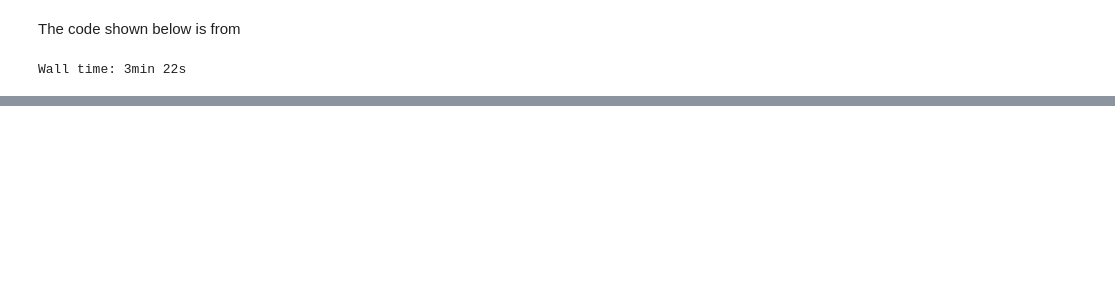
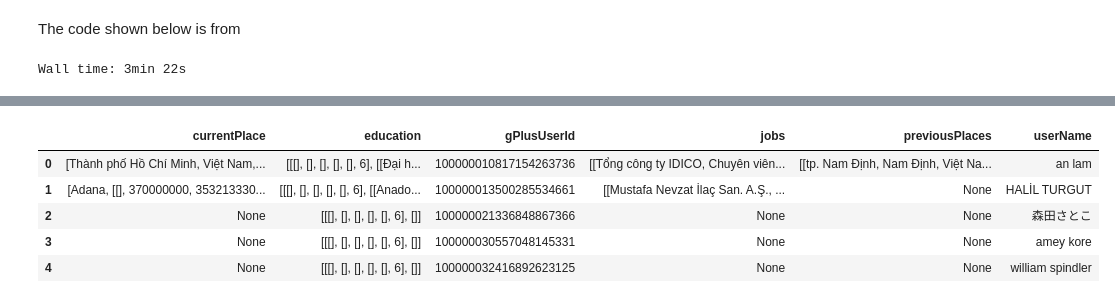
Before and after one commit to Jesse-mk/DS3Datathon, a Jupyter notebook: DS3.ipynb, the cells around one changed output, grey strips where cells are left out. Saved outputs shown, nothing was run; the diff lists cells and outputs as text; code cells hidden in the pictures; blank space fills up the shorter version.

```diff
--- a/DS3.ipynb
+++ b/DS3.ipynb
@@ -41,0 +60,9 @@ reviews = pd.DataFrame(reviews)
+# %%
+users.head()
+# %% [output]
+|  | currentPlace | education | gPlusUserId | jobs | previousPlaces | userName |
+| 0 | [Thành phố Hồ Chí Minh, Việt Nam,... | [[[], [], [], [], [], 6], [[Đại h... | 100000010817154263736 | [[Tổng công ty IDICO, Chuyên viên... | [[tp. Nam Định, Nam Định, Việt Na... | an lam |
+| 1 | [Adana, [[], 370000000, 353213330... | [[[], [], [], [], [], 6], [[Anado... | 100000013500285534661 | [[Mustafa Nevzat İlaç San. A.Ş., ... | None | HALİL TURGUT |
+| 2 | None | [[[], [], [], [], [], 6], []] | 100000021336848867366 | None | None | 森田さとこ |
+| 3 | None | [[[], [], [], [], [], 6], []] | 100000030557048145331 | None | None | amey kore |
+| 4 | None | [[[], [], [], [], [], 6], []] | 100000032416892623125 | None | None | william spindler |
```
Also changed, not shown: parts of 3 cells of this notebook.
